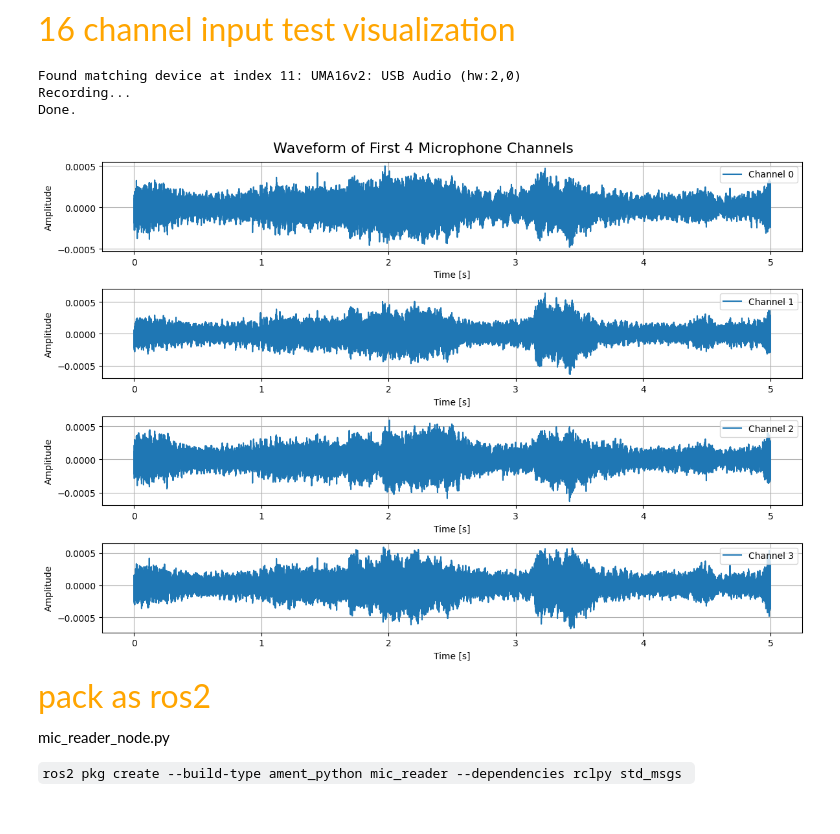
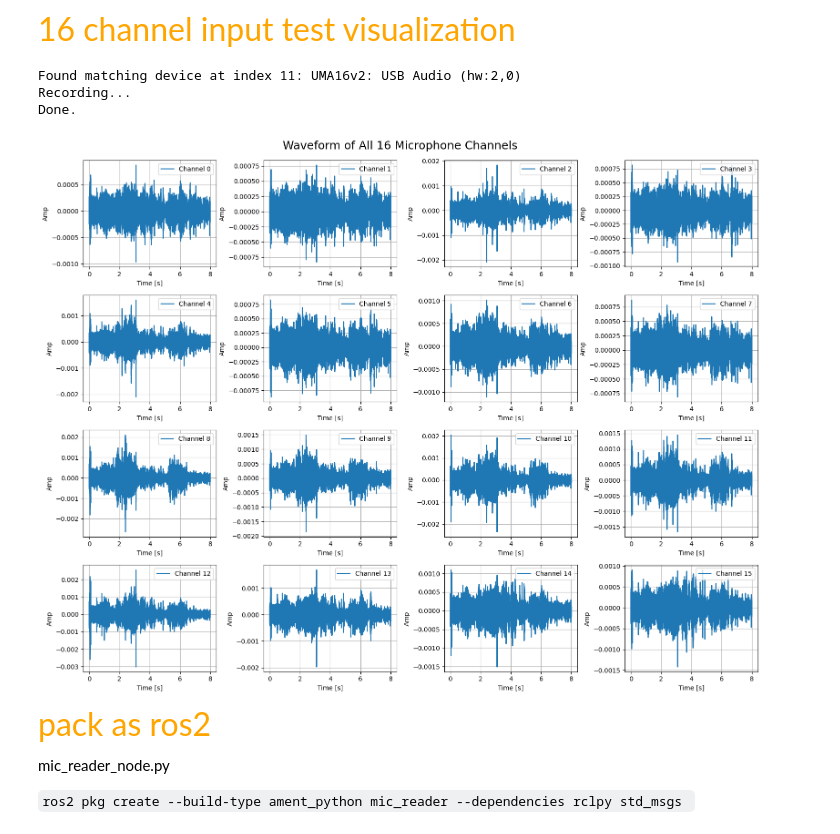
Before and after one commit to SamSAM-WWW/uav-localization, a Jupyter notebook: UMA_16/UMA_16.ipynb, the cells around one changed output. Saved outputs shown, nothing was run; the diff lists cells and outputs as text; code cells hidden in the pictures.

Commit message:
change input signal plot

```diff
--- a/UMA_16/UMA_16.ipynb
+++ b/UMA_16/UMA_16.ipynb
@@ -69,50 +70,53 @@ Mic 0: [0.         0.         0.         0.         0.         0.
 import sounddevice as sd
 import numpy as np
 import matplotlib.pyplot as plt
+import math
 
 fs = 48000
 channels = 16
-duration = 5.0  # seconds
+duration = 8.0  # seconds
 target_name = "UMA16"
+
+cols = 4
+rows = math.ceil(channels / cols)
 
 # Search for input device
 def find_input_device(name_keyword):
     devices = sd.query_devices()
     for i, dev in enumerate(devices):
         if name_keyword.lower() in dev['name'].lower() and dev['max_input_channels'] >= channels:
             print(f"Found matching device at index {i}: {dev['name']}")
             return i
     raise RuntimeError(f"No input device found with keyword '{name_keyword}'")
 
 device_index = find_input_device(target_name)
 
 # Record audio
 print("Recording...")
 data = sd.rec(int(fs * duration), samplerate=fs, channels=channels,
               device=device_index, dtype='float32')
 sd.wait()
 print("Done.")
 
 # Plot the waveforms for the first 4 channels
 time_axis = np.linspace(0, duration, int(fs * duration))
 
-plt.figure(figsize=(12, 8))
-for i in range(4):  # or range(channels) to show all
-    plt.subplot(4, 1, i + 1)
+plt.figure(figsize=(16, rows * 3))
+for i in range(channels):
+    plt.subplot(rows, cols, i + 1)
     plt.plot(time_axis, data[:, i], label=f'Channel {i}')
     plt.xlabel('Time [s]')
-    plt.ylabel('Amplitude')
+    plt.ylabel('Amp')
     plt.grid(True)
     plt.legend(loc='upper right')
-
 plt.tight_layout()
-plt.suptitle('Waveform of First 4 Microphone Channels', fontsize=16, y=1.02)
+plt.suptitle('Waveform of All 16 Microphone Channels', fontsize=18, y=1.02)
 plt.show()
 # %% [output]
 Found matching device at index 11: UMA16v2: USB Audio (hw:2,0)
 Recording...
 Done.
-[figure, old version]
+[figure, new version]
 # %% [markdown]
 <font color=orange size=6>pack as ros2</font>
 
```
Also changed, not shown: parts of 3 cells of this notebook.
